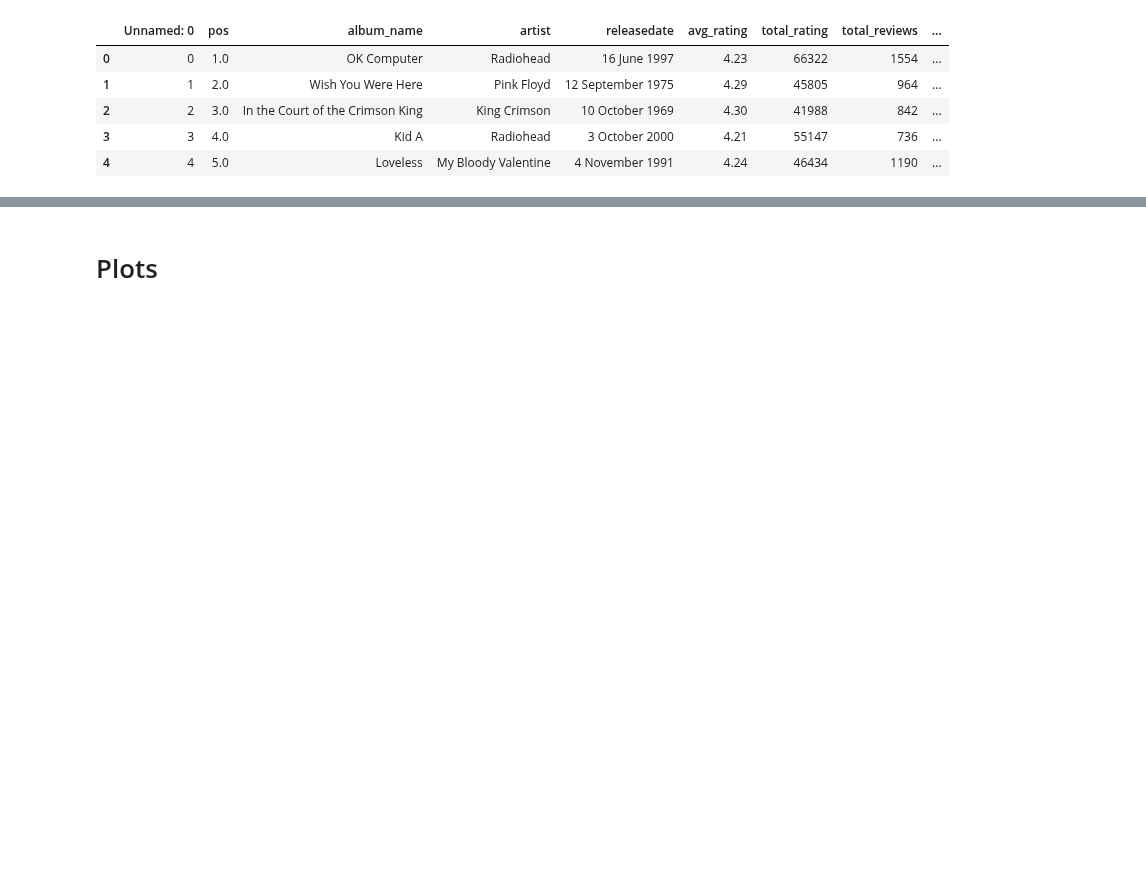
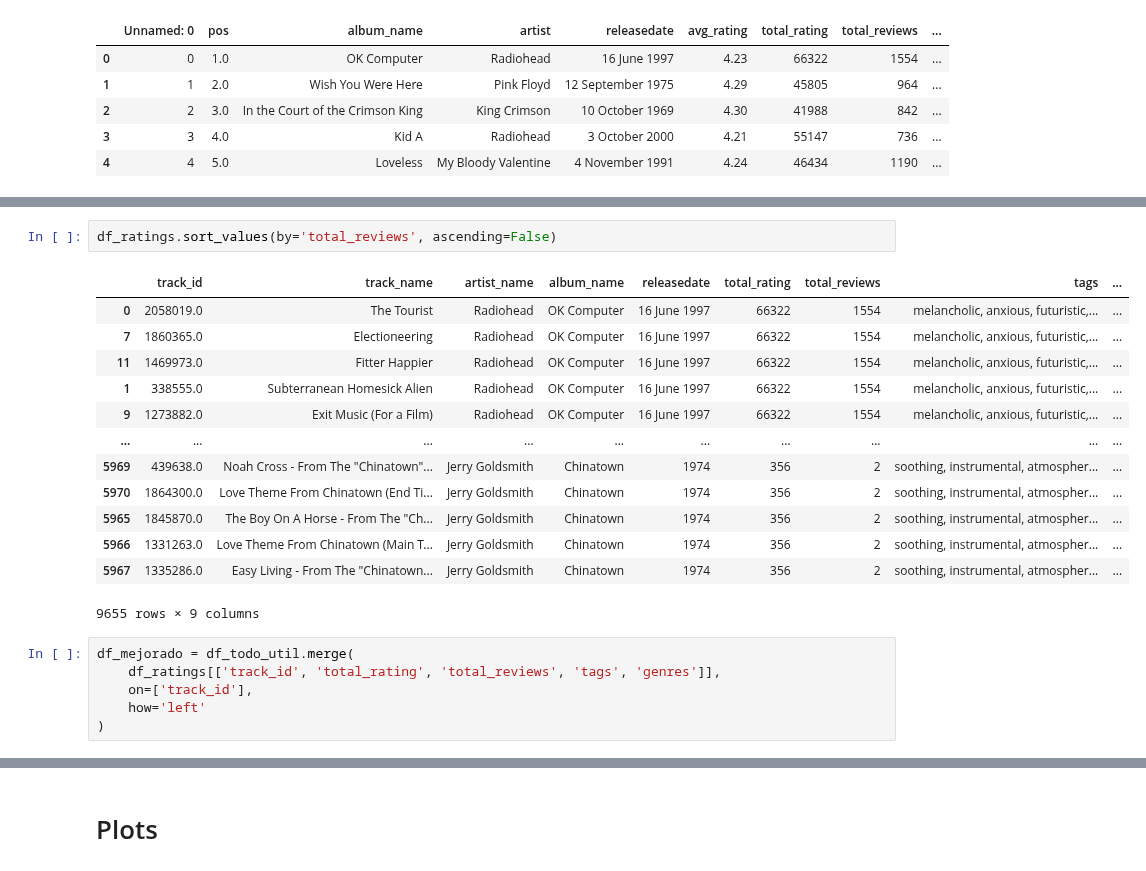
Before and after one commit to enekobarod/Suggestify, a Jupyter notebook: Suggestify/obsoletos/Suggestify.ipynb, the cells around one changed output, grey strips where cells are left out. Drawn from its saved outputs; the diff is of its cells as text; blank space fills up the shorter version.

Commit message:
users id, db mejorado

```diff
--- a/Suggestify/obsoletos/Suggestify.ipynb
+++ b/Suggestify/obsoletos/Suggestify.ipynb
@@ -211,0 +199,22 @@ df_ratings
+# %%
+df_ratings.sort_values(by='total_reviews', ascending=False)
+# %% [output]
+|  | track_id | track_name | artist_name | album_name | releasedate | total_rating | total_reviews | tags | ... |
+| 0 | 2058019.0 | The Tourist | Radiohead | OK Computer | 16 June 1997 | 66322 | 1554 | melancholic, anxious, futuristic,... | ... |
+| 7 | 1860365.0 | Electioneering | Radiohead | OK Computer | 16 June 1997 | 66322 | 1554 | melancholic, anxious, futuristic,... | ... |
+| 11 | 1469973.0 | Fitter Happier | Radiohead | OK Computer | 16 June 1997 | 66322 | 1554 | melancholic, anxious, futuristic,... | ... |
+| 1 | 338555.0 | Subterranean Homesick Alien | Radiohead | OK Computer | 16 June 1997 | 66322 | 1554 | melancholic, anxious, futuristic,... | ... |
+| 9 | 1273882.0 | Exit Music (For a Film) | Radiohead | OK Computer | 16 June 1997 | 66322 | 1554 | melancholic, anxious, futuristic,... | ... |
+| ... | ... | ... | ... | ... | ... | ... | ... | ... | ... |
+| 5969 | 439638.0 | Noah Cross - From The "Chinatown"... | Jerry Goldsmith | Chinatown | 1974 | 356 | 2 | soothing, instrumental, atmospher... | ... |
+| 5970 | 1864300.0 | Love Theme From Chinatown (End Ti... | Jerry Goldsmith | Chinatown | 1974 | 356 | 2 | soothing, instrumental, atmospher... | ... |
+| 5965 | 1845870.0 | The Boy On A Horse - From The "Ch... | Jerry Goldsmith | Chinatown | 1974 | 356 | 2 | soothing, instrumental, atmospher... | ... |
+| 5966 | 1331263.0 | Love Theme From Chinatown (Main T... | Jerry Goldsmith | Chinatown | 1974 | 356 | 2 | soothing, instrumental, atmospher... | ... |
+| 5967 | 1335286.0 | Easy Living - From The "Chinatown... | Jerry Goldsmith | Chinatown | 1974 | 356 | 2 | soothing, instrumental, atmospher... | ... |
+9655 rows × 9 columns
+# %%
+df_mejorado = df_todo_util.merge(
+    df_ratings[['track_id', 'total_rating', 'total_reviews', 'tags', 'genres']],
+    on=['track_id'],
+    how='left'
+)
```
Also changed, not shown: parts of 5 cells of this notebook, 4 other files.
